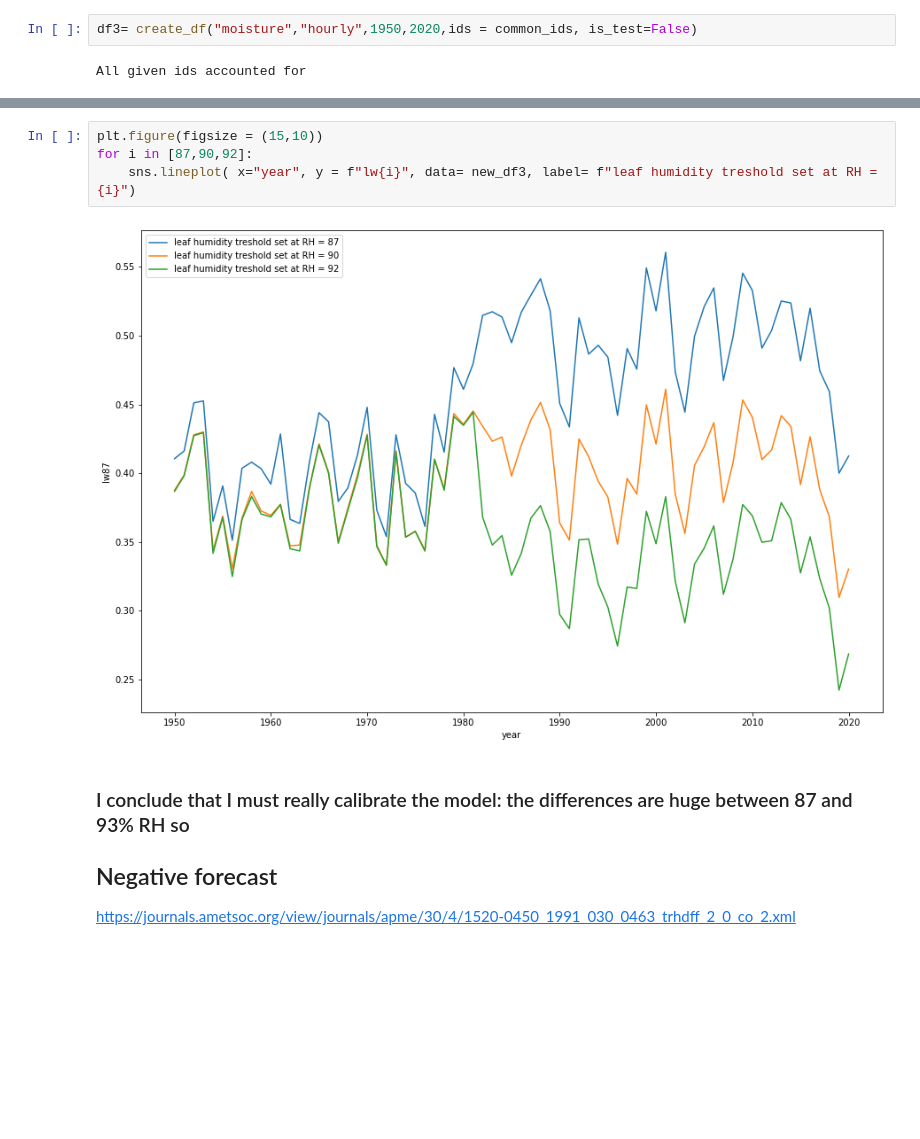
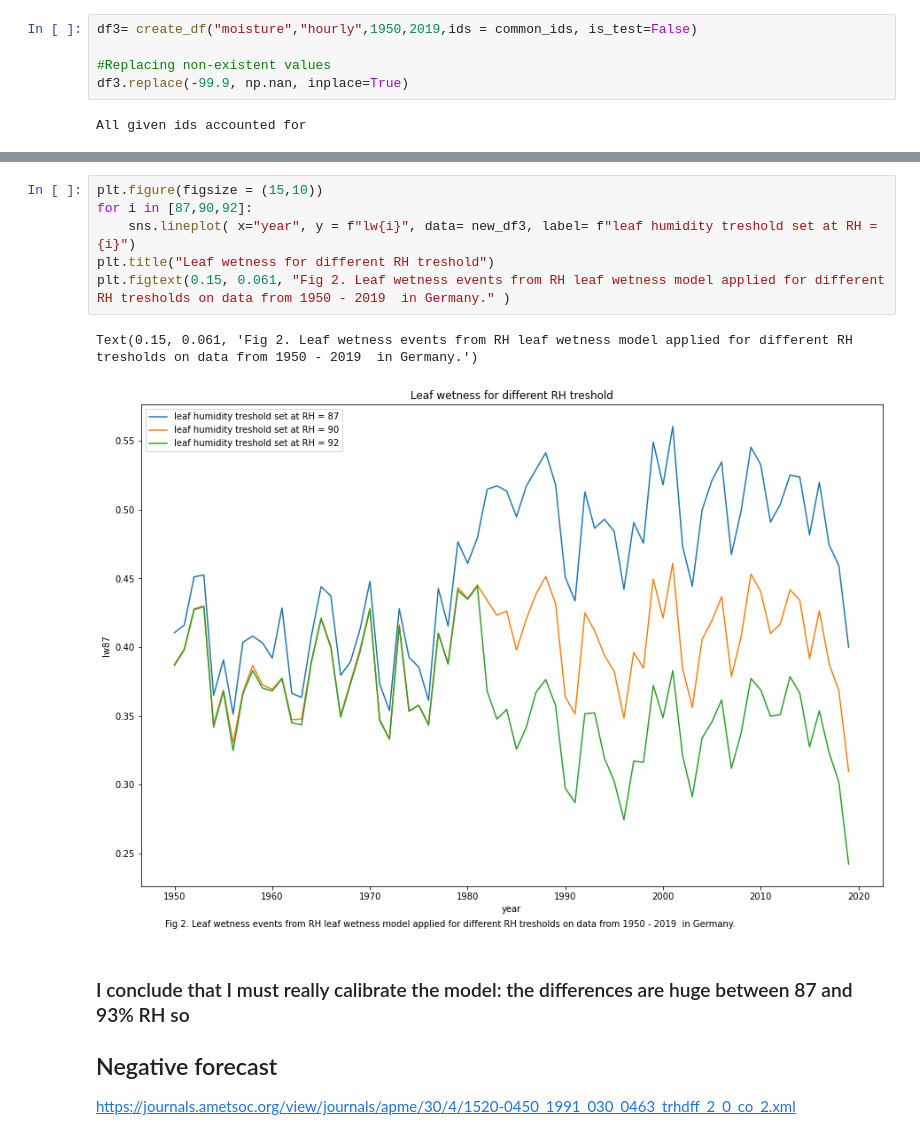
Before and after one commit to serbanradulescu/master_thesis, a Jupyter notebook: project.ipynb, the cells around one changed output, grey strips where cells are left out. Cells and saved outputs as stored; diff of their text form; blank space fills up the shorter version.

Commit message:
feature: plot Germany now more compact

```diff
--- a/project.ipynb
+++ b/project.ipynb
@@ -121,7 +127,10 @@ https://ourworldindata.org/co2-and-other-greenhouse-gas-emissions
 # %% [markdown]
 ### 2. Leaf wetness
 # %%
-df3= create_df("moisture","hourly",1950,2020,ids = common_ids, is_test=False)
+df3= create_df("moisture","hourly",1950,2019,ids = common_ids, is_test=False)
+
+#Replacing non-existent values
+df3.replace(-99.9, np.nan, inplace=True)
 # %% [output]
 All given ids accounted for
 # %%
@@ -157,9 +146,12 @@ See the caveats in the documentation: https://pandas.pydata.org/pandas-docs/stab
 # %%
 plt.figure(figsize = (15,10))
 for i in [87,90,92]:
     sns.lineplot( x="year", y = f"lw{i}", data= new_df3, label= f"leaf humidity treshold set at RH = {i}")
+plt.title("Leaf wetness for different RH treshold")
+plt.figtext(0.15, 0.061, "Fig 2. Leaf wetness events from RH leaf wetness model applied for different RH tresholds on data from 1950 - 2019  in Germany." )
 # %% [output]
+Text(0.15, 0.061, 'Fig 2. Leaf wetness events from RH leaf wetness model applied for different RH tresholds on data from 1950 - 2019  in Germany.')
-[figure, old version]
+[figure, new version]
 # %% [markdown]
 ### I conclude that I must really calibrate the model: the differences are huge between 87 and 93% RH so
 
```
Also changed, not shown: parts of 15 cells of this notebook.
